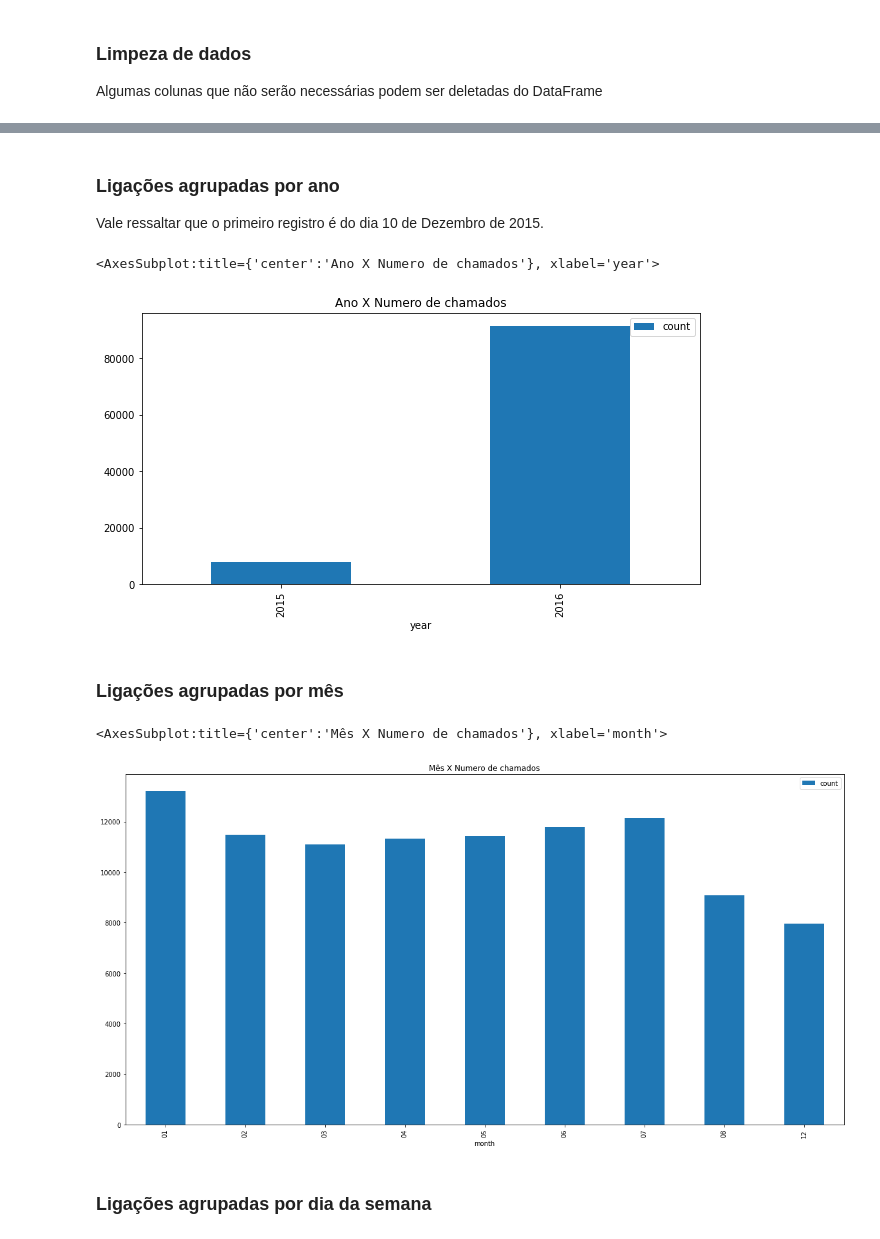
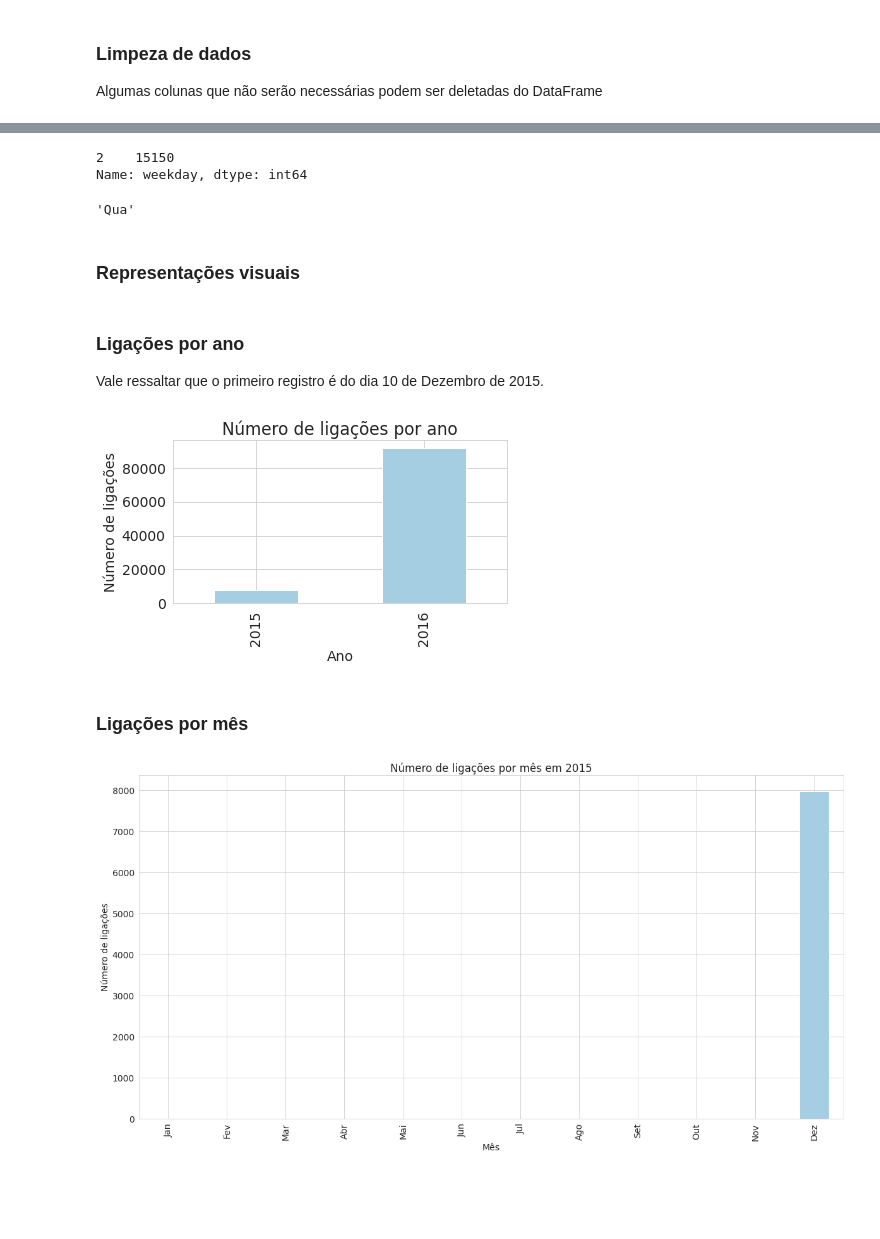
Before and after one commit to gucaruso/DataVisualization, a Jupyter notebook: DataVisualization.ipynb, the cells around one changed output, grey strips where cells are left out. Saved outputs shown, nothing was run; the diff lists cells and outputs as text; code cells hidden in the pictures; blank space fills up the shorter version.

```diff
--- a/DataVisualization.ipynb
+++ b/DataVisualization.ipynb
@@ -286,3 +297,0 @@ array([ True])
-# %%
-df[TWP] = df[DESC].str.split(';', expand=True)[1].str.strip()
-# df = df[df[TWP] != '']
@@ -314,9 +311,7 @@ Para seguir um padrão e ter todo o texto de uma mesma forma, as colunas de text
 # %%
 df[TWP] = df[TWP].str.lower()
 df[ADDR] = df[ADDR].str.lower()
-df[WEEKDAY] = df[WEEKDAY].str.lower()
 df[SVC] = df[SVC].str.lower()
-df[ST] = df[ST].str.lower()
 df[RSN] = df[RSN].str.lower()
 # %%
 df.head(1)
@@ -327,7 +322,7 @@ df.head(1)
 ### Limpeza de dados
 Algumas colunas que não serão necessárias podem ser deletadas do DataFrame
 # %%
-df = df.drop(columns=[DT, DESC, TITLE])
+df = df.drop(columns=[DT, DESC, TITLE, CNT])
 # %%
 df.head(1)
 # %% [output]
@@ -361,18 +438,49 @@ df.head(1)
+# %%
+df[WEEKDAY].value_counts().head(1)
+# %% [output]
+2    15150
+Name: weekday, dtype: int64
+# %%
+weekdays.get('2')
+# %% [output]
+'Qua'
+# %% [markdown]
+### Representações visuais
+# %%
+S = (6, 3)
+M = (10, 5)
+L = (20, 10)
+CM = 'Paired'
+
+def plot_simple_value_counts_with_rename(df, column, title, x_name, y_name, rename, figsize=M, colormap=CM):
+    df[column].value_counts().rename(rename).reindex(rename.values()).plot.bar(title=title, figsize=figsize, colormap=colormap)
+    plt.xlabel(x_name)
+    plt.ylabel(y_name)
+
+def plot_simple_value_counts(df, column, title, x_name, y_name, figsize=M, colormap=CM):
+    df[column].value_counts().sort_index().plot.bar(title=title, figsize=figsize, colormap=colormap)
+    plt.xlabel(x_name)
+    plt.ylabel(y_name)
+
+def plot_simple_sns_count_with_hue(title, x_name, y_name, x, data, hue, order, figsize):
+    plt.style.use('seaborn-pastel')
+    plt.subplots(figsize=figsize)
+    sns.countplot(x=x, data=data, hue=hue, order=order)
+    plt.legend(loc=1)
+    plt.title(title)
+    plt.xlabel(x_name)
+    plt.ylabel(y_name)
 # %% [markdown]
-### Ligações agrupadas por ano
+### Ligações por ano
 
 Vale ressaltar que o primeiro registro é do dia 10 de Dezembro de 2015.
 # %%
-df.groupby(YEAR).agg({CNT: sum}).plot.bar(title='Ano X Numero de chamados', figsize=(10, 5))
+plot_simple_value_counts(df, YEAR, 'Número de ligações por ano', 'Ano', 'Número de ligações', S)
 # %% [output]
-<AxesSubplot:title={'center':'Ano X Numero de chamados'}, xlabel='year'>
-[figure, old version]
+[figure, new version]
 # %% [markdown]
-### Ligações agrupadas por mês
+### Ligações por mês
 # %%
-df.groupby(MONTH).agg({CNT: sum}).plot.bar(title='Mês X Numero de chamados', figsize=(20, 10))
+plot_simple_value_counts_with_rename(df[df[YEAR] == '2015'], MONTH, 'Número de ligações por mês em 2015', 'Mês', 'Número de ligações', months, L)
 # %% [output]
-<AxesSubplot:title={'center':'Mês X Numero de chamados'}, xlabel='month'>
-[figure, old version]
+[figure, new version]
-# %% [markdown]
-### Ligações agrupadas por dia da semana
```
Also changed, not shown: parts of 90 cells of this notebook.
